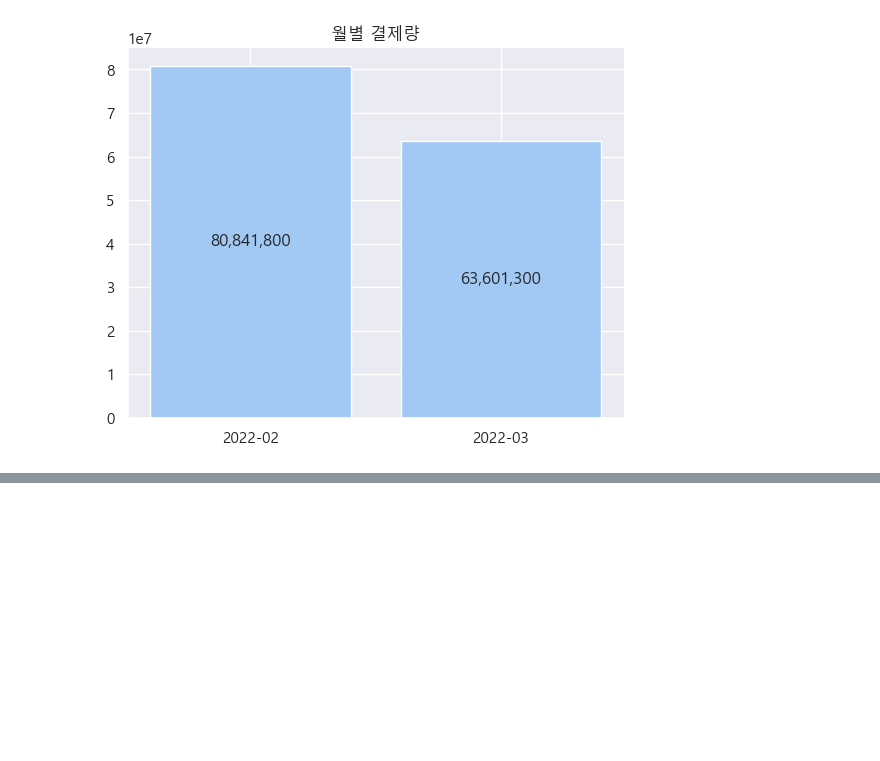
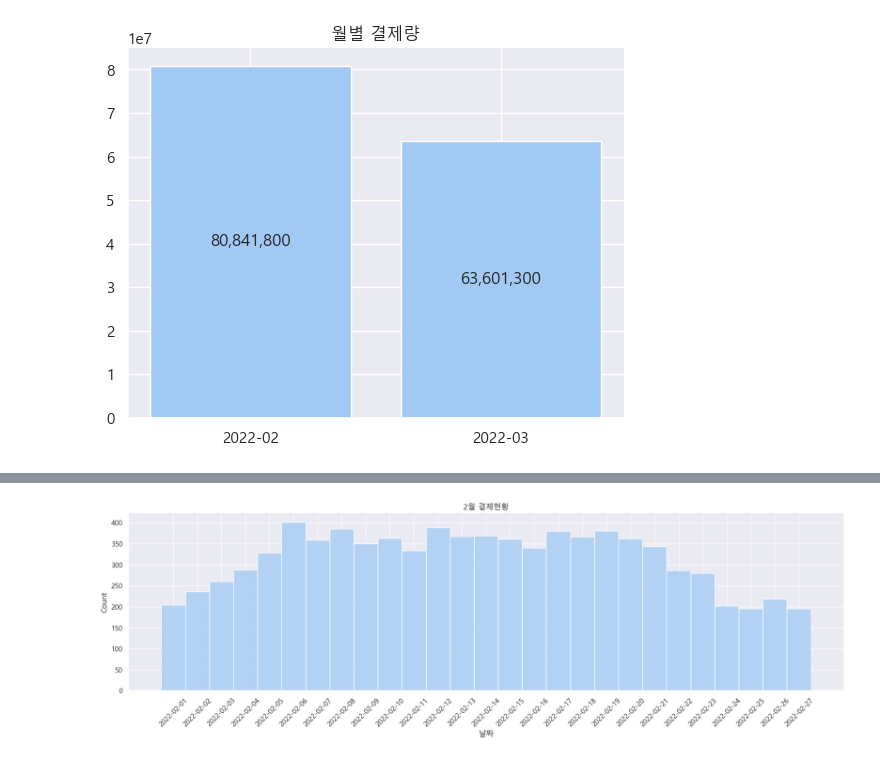
Before and after one commit to leejaesang6098/aiffel_study, a Jupyter notebook: 0822_node/game_data.ipynb, the cells around one changed output, grey strips where cells are left out. Drawn from its saved outputs; the diff is of its cells as text; code cells hidden in the pictures; blank space fills up the shorter version.

Commit message:
game_data

```diff
--- a/0822_node/game_data.ipynb
+++ b/0822_node/game_data.ipynb
@@ -130,3 +130,6 @@ plt.title("월별 결제량")
 plt.show()
 # %% [output]
 [figure]
+# %%
+sales02 = saleslog[(saleslog["Month"] == "2022-02") & (saleslog["Payment"] != 0)]
+sales02.head()
@@ -132,0 +143,3 @@ plt.show()
+# %%
+sales02.sort_values("Time_stamp", inplace=True)
+sales02
@@ -132,0 +164,10 @@ plt.show()
+# %%
+temp_data = sales02["Payment"].groupby(sales02["Time_stamp"]).sum()
+plt.figure(figsize=(20,5))
+sns.histplot(data=sales02, x="Time_stamp")
+plt.xticks(rotation=45)
+plt.title("2월 결제현황")
+plt.xlabel("날짜")
+plt.show()
+# %% [output]
+[figure, added]
```
Also changed, not shown: parts of 2 cells of this notebook.
